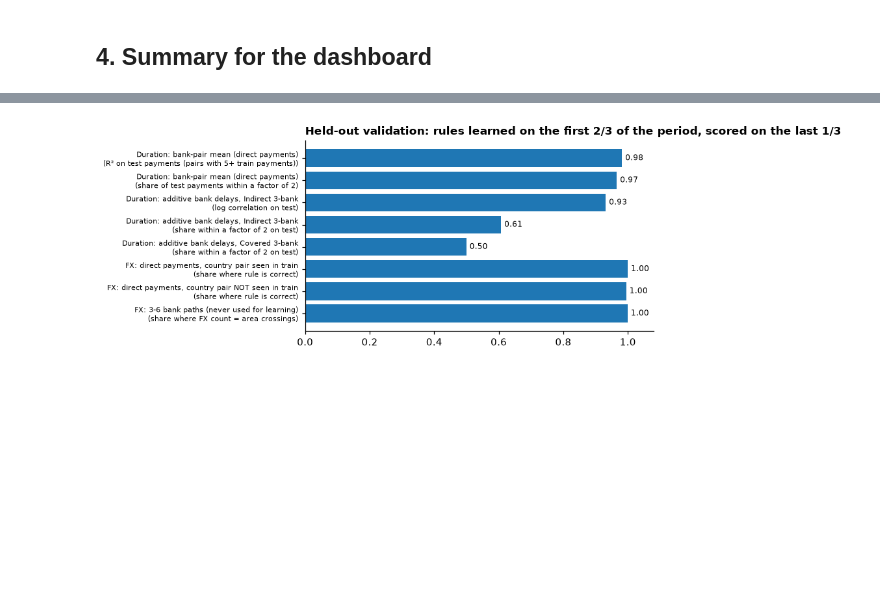
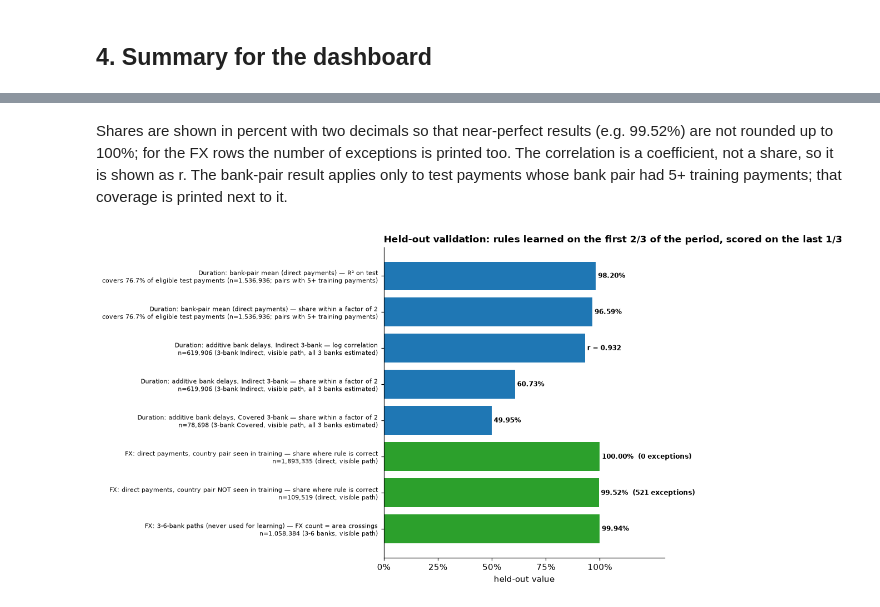
Before and after one commit to TWH050318/UMDAC-Datathon-2026, a Jupyter notebook: notebooks/06_validation.ipynb, the cells around one changed output, grey strips where cells are left out. Saved outputs shown, nothing was run; the diff lists cells and outputs as text; code cells hidden in the pictures; blank space fills up the shorter version.

```diff
--- a/notebooks/06_validation.ipynb
+++ b/notebooks/06_validation.ipynb
@@ -168,7 +172,23 @@ export(summ,'validation_summary'); summ.round(4)
-# %%
-fig, ax = plt.subplots(figsize=(8,3.4)); y = np.arange(len(summ))[::-1]
-ax.barh(y, summ.held_out_value); ax.set_xlim(0,1.08); ax.set_yticks(y); ax.set_yticklabels([f'{r}\n({m})' for r,m in zip(summ.rule, summ.measure)], fontsize=7)
-for yy, v_ in zip(y, summ.held_out_value): ax.text(v_+.01, yy, f'{v_:.2f}', va='center', fontsize=8)
-ax.set_title('Held-out validation: rules learned on the first 2/3 of the period, scored on the last 1/3'); savefig('F1_validation_summary')
-# %% [output]
-[figure, removed]
+# %% [markdown]
+Shares are shown in percent with two decimals so that near-perfect results (e.g. 99.52%) are not rounded up to 100%; for the FX rows the number of exceptions is printed too. The correlation is a coefficient, not a share, so it is shown as r. The bank-pair result applies only to test payments whose bank pair had 5+ training payments; that coverage is printed next to it.
+# %%
+def pct(x): return f'{x:.2%}'
+lab = []
+for r in summ.itertuples():
+    extra = f'\ncovers {r.coverage_of_eligible_test:.1%} of eligible test payments (n={r.test_payments:,}; {r.scope})' if pd.notna(r.coverage_of_eligible_test) else f'\nn={r.test_payments:,} ({r.scope})'
+    lab.append(f'{r.rule} — {r.measure}{extra}')
+fig, ax = plt.subplots(figsize=(9.5,6)); y = np.arange(len(summ))[::-1]
+ax.barh(y, summ.held_out_value, color=['C0' if 'Duration' in r else 'C2' for r in summ.rule])
+ax.set_xlim(0,1.3); ax.set_yticks(y); ax.set_yticklabels(lab, fontsize=7)
+exc = fxd.set_index('pair_seen_in_train').exceptions
+def show(r):
+    if r.measure == 'log correlation': return f'r = {r.held_out_value:.3f}'
+    if r.rule.startswith('FX: direct payments, country pair seen'): return f'{pct(r.held_out_value)}  ({int(exc[True]):,} exceptions)'
+    if r.rule.startswith('FX: direct payments, country pair NOT'): return f'{pct(r.held_out_value)}  ({int(exc[False]):,} exceptions)'
+    return pct(r.held_out_value)
+for yy, r in zip(y, summ.itertuples()): ax.text(r.held_out_value+.01, yy, show(r), va='center', fontsize=8, fontweight='bold')
+ax.set_xticks([0,.25,.5,.75,1]); ax.set_xticklabels(['0%','25%','50%','75%','100%']); ax.set_xlabel('held-out value')
+ax.set_title('Held-out validation: rules learned on the first 2/3 of the period, scored on the last 1/3')
+savefig('F1_validation_summary')
+# %% [output]
+[figure, added]
```
Also changed, not shown: parts of 2 cells of this notebook, 30 other files.
